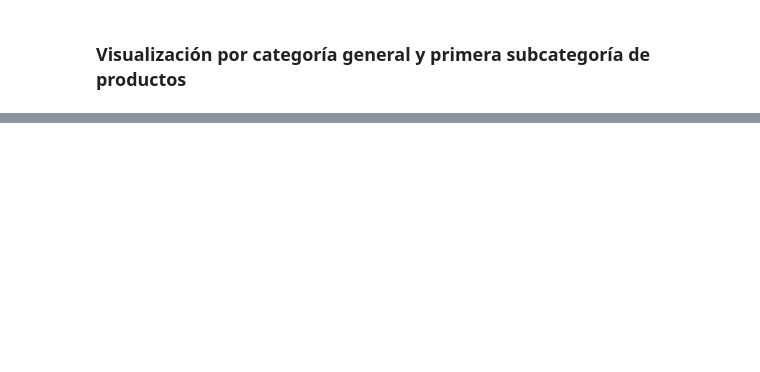
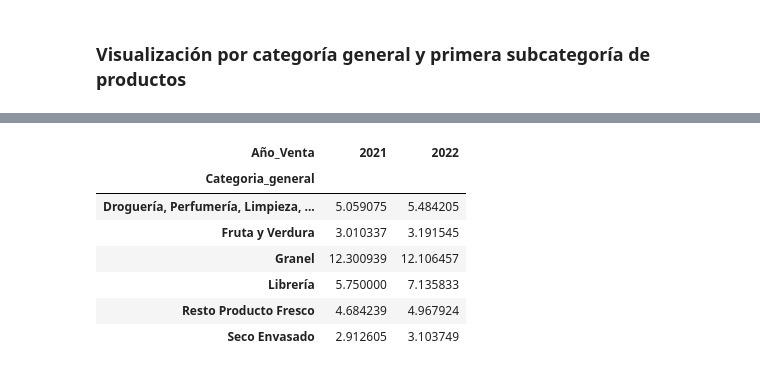
Before and after one commit to Factoria-F5-AI-Bootcamp-1-Edicion/Proyecto_Osa, a Jupyter notebook: EDA_Osa.ipynb, the cells around one changed output, grey strips where cells are left out. Cells and saved outputs as stored; diff of their text form; code cells hidden in the pictures; blank space fills up the shorter version.

```diff
--- a/EDA_Osa.ipynb
+++ b/EDA_Osa.ipynb
@@ -603,3 +637,17 @@ plt.show()
 # %%
 # Conclusión.
 # - La Subcategpría 2 con mayor frecuencia de compra son los "Yogures y postres", representa un 6.00 %, y la categoría con menor frecuencia de compra corresponde a la tipología Otras frutas, con un 0.01 %.
+# %%
+# Comparación de flujo de ventas para 2021 y 2022 en base a la Categoría general
+
+Variacion_Venta_Cate_General = Osa_df.pivot_table(index='Categoria_general',columns= str('Año_Venta'),values='Precio_Prod', aggfunc='mean')
+Variacion_Venta_Cate_General
+# %% [output]
+| Año_Venta | 2021 | 2022 |
+| Categoria_general |  |  |
+| Droguería, Perfumería, Limpieza, ... | 5.059075 | 5.484205 |
+| Fruta y Verdura | 3.010337 | 3.191545 |
+| Granel | 12.300939 | 12.106457 |
+| Librería | 5.750000 | 7.135833 |
+| Resto Producto Fresco | 4.684239 | 4.967924 |
+| Seco Envasado | 2.912605 | 3.103749 |
```
Also changed, not shown: parts of 17 cells of this notebook.
